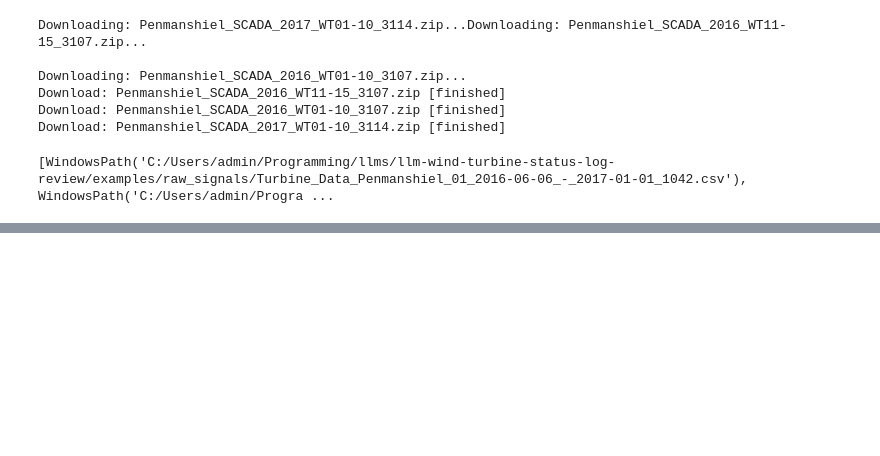
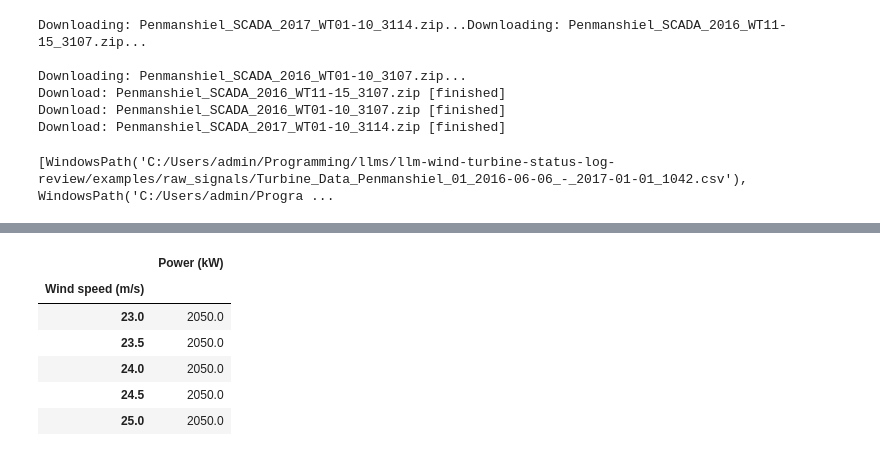
Before and after one commit to fromZeroToInf/llm-wind-turbine-status-log-review, a Jupyter notebook: examples/data_test.ipynb, the cells around one changed output, grey strips where cells are left out. Drawn from its saved outputs; the diff is of its cells as text; code cells hidden in the pictures; blank space fills up the shorter version.

```diff
--- a/examples/data_test.ipynb
+++ b/examples/data_test.ipynb
@@ -467,0 +416,12 @@ print(files)
+# %%
+
+
+pc_df.tail()
+# %% [output]
+|  | Power (kW) |
+| Wind speed (m/s) |  |
+| 23.0 | 2050.0 |
+| 23.5 | 2050.0 |
+| 24.0 | 2050.0 |
+| 24.5 | 2050.0 |
+| 25.0 | 2050.0 |
```
Also changed, not shown: parts of 21 cells of this notebook, 19 other files.
